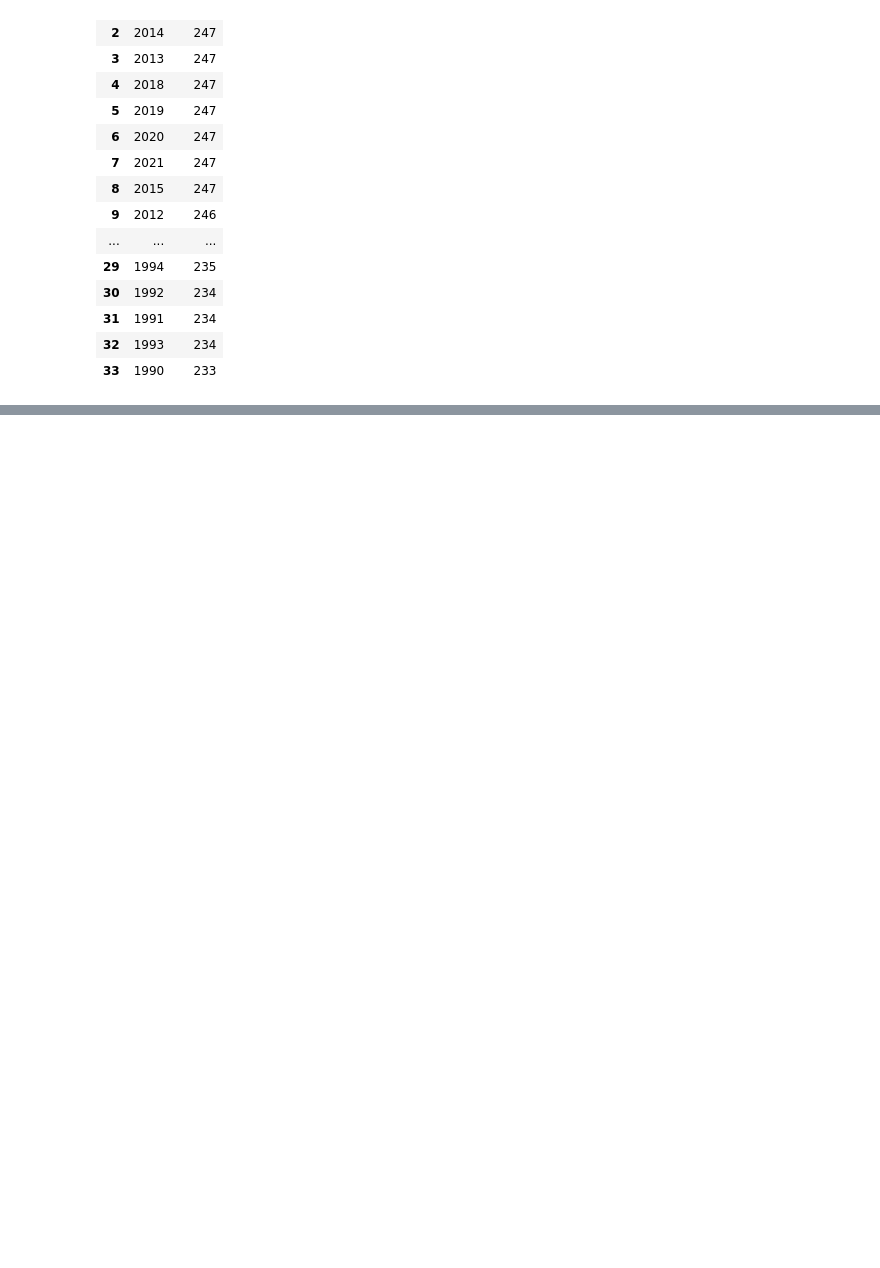
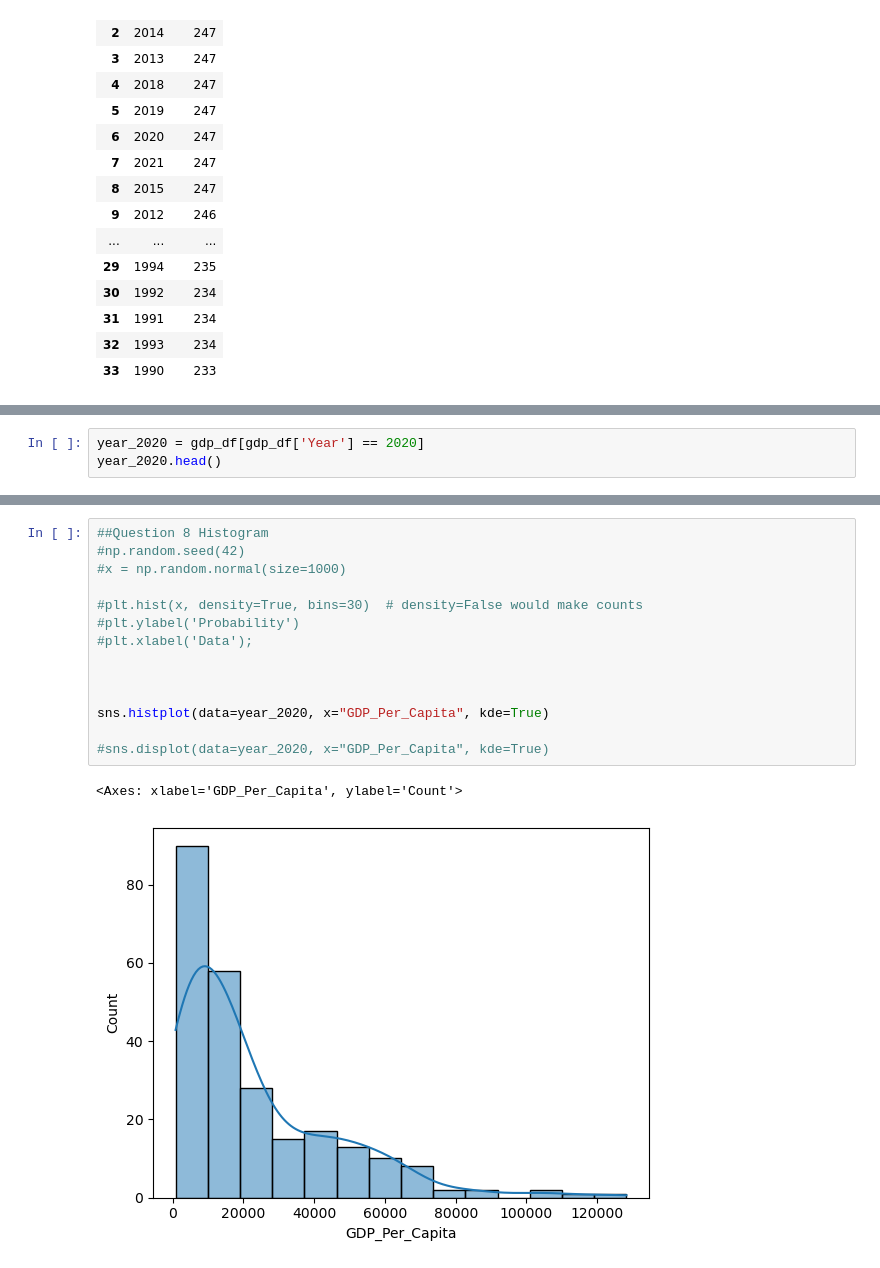
Before and after one commit to NSS-Data-Analytics-Cohort-15/un-exploration-mbainbridge950, a Jupyter notebook: Notebooks/UNData_Malani.ipynb, the cells around one changed output, grey strips where cells are left out. Saved outputs shown, nothing was run; the diff lists cells and outputs as text; blank space fills up the shorter version.

Commit message:
Day 2 UN Data Last Day of Class before Break

```diff
--- a/Notebooks/UNData_Malani.ipynb
+++ b/Notebooks/UNData_Malani.ipynb
@@ -181,3 +172,6 @@ Sint Maarten (Dutch part)                             15
 Turks and Caicos Islands                              13
 Djibouti                                              11
 Name: count, dtype: int64
+# %%
+year_2020 = gdp_df[gdp_df['Year'] == 2020]
+year_2020.head()
@@ -183,0 +185,17 @@ Name: count, dtype: int64
+# %%
+##Question 8 Histogram
+#np.random.seed(42)
+#x = np.random.normal(size=1000)
+
+#plt.hist(x, density=True, bins=30)  # density=False would make counts
+#plt.ylabel('Probability')
+#plt.xlabel('Data');
+
+
+
+sns.histplot(data=year_2020, x="GDP_Per_Capita", kde=True)
+
+#sns.displot(data=year_2020, x="GDP_Per_Capita", kde=True)
+# %% [output]
+<Axes: xlabel='GDP_Per_Capita', ylabel='Count'>
+[figure, added]
```
Also changed, not shown: parts of 26 cells of this notebook.
